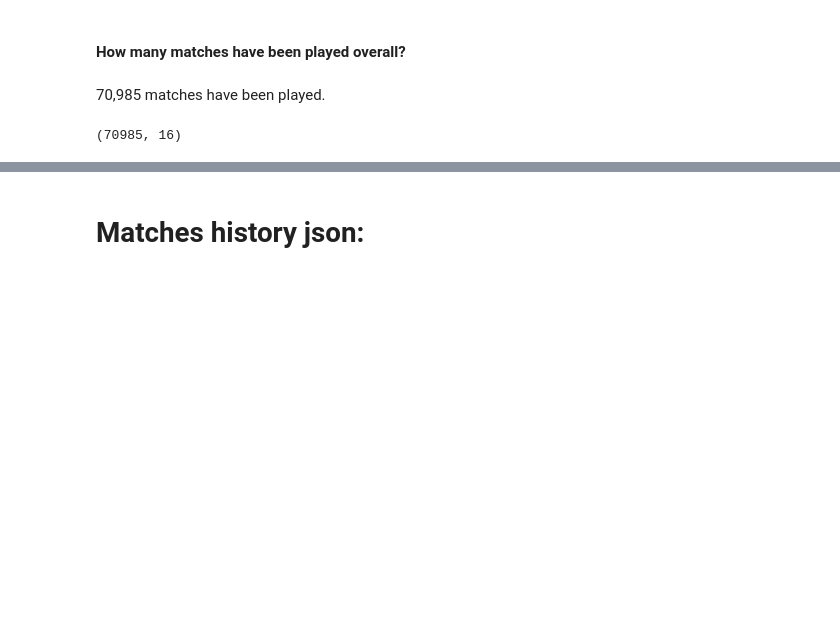
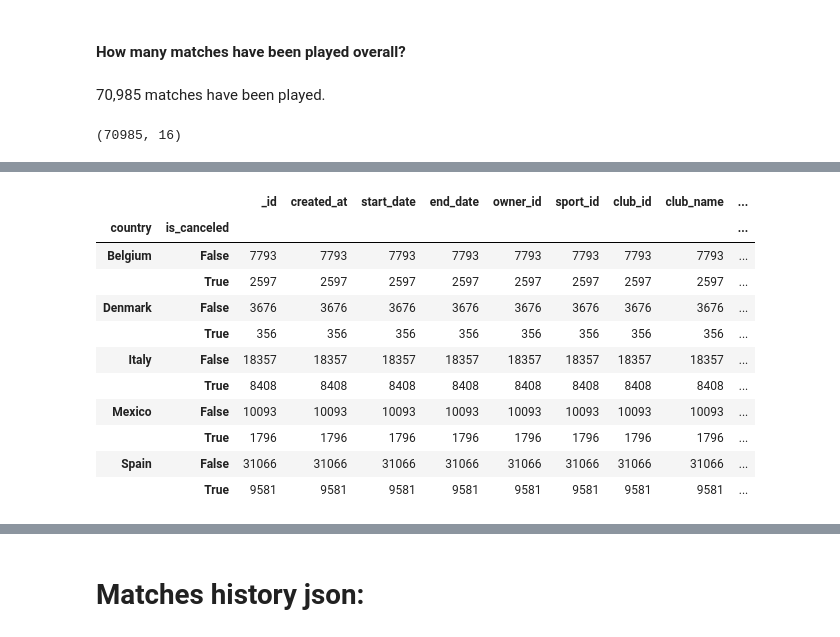
Before and after one commit to Lydia-Arocena/Playtomic, a Jupyter notebook: Data_exploration_.ipynb, the cells around one changed output, grey strips where cells are left out. Cells and saved outputs as stored; diff of their text form; code cells hidden in the pictures; blank space fills up the shorter version.

```diff
--- a/Data_exploration_.ipynb
+++ b/Data_exploration_.ipynb
@@ -120,0 +147,17 @@ played.shape
+# %%
+played_bycity=total.groupby(["country", "is_canceled"]).count()
+# %%
+played_bycity
+# %% [output]
+|  |  | _id | created_at | start_date | end_date | owner_id | sport_id | club_id | club_name | ... |
+| country | is_canceled |  |  |  |  |  |  |  |  | ... |
+| Belgium | False | 7793 | 7793 | 7793 | 7793 | 7793 | 7793 | 7793 | 7793 | ... |
+|  | True | 2597 | 2597 | 2597 | 2597 | 2597 | 2597 | 2597 | 2597 | ... |
+| Denmark | False | 3676 | 3676 | 3676 | 3676 | 3676 | 3676 | 3676 | 3676 | ... |
+|  | True | 356 | 356 | 356 | 356 | 356 | 356 | 356 | 356 | ... |
+| Italy | False | 18357 | 18357 | 18357 | 18357 | 18357 | 18357 | 18357 | 18357 | ... |
+|  | True | 8408 | 8408 | 8408 | 8408 | 8408 | 8408 | 8408 | 8408 | ... |
+| Mexico | False | 10093 | 10093 | 10093 | 10093 | 10093 | 10093 | 10093 | 10093 | ... |
+|  | True | 1796 | 1796 | 1796 | 1796 | 1796 | 1796 | 1796 | 1796 | ... |
+| Spain | False | 31066 | 31066 | 31066 | 31066 | 31066 | 31066 | 31066 | 31066 | ... |
+|  | True | 9581 | 9581 | 9581 | 9581 | 9581 | 9581 | 9581 | 9581 | ... |
```
Also changed, not shown: parts of 17 cells of this notebook, 1 other file.
